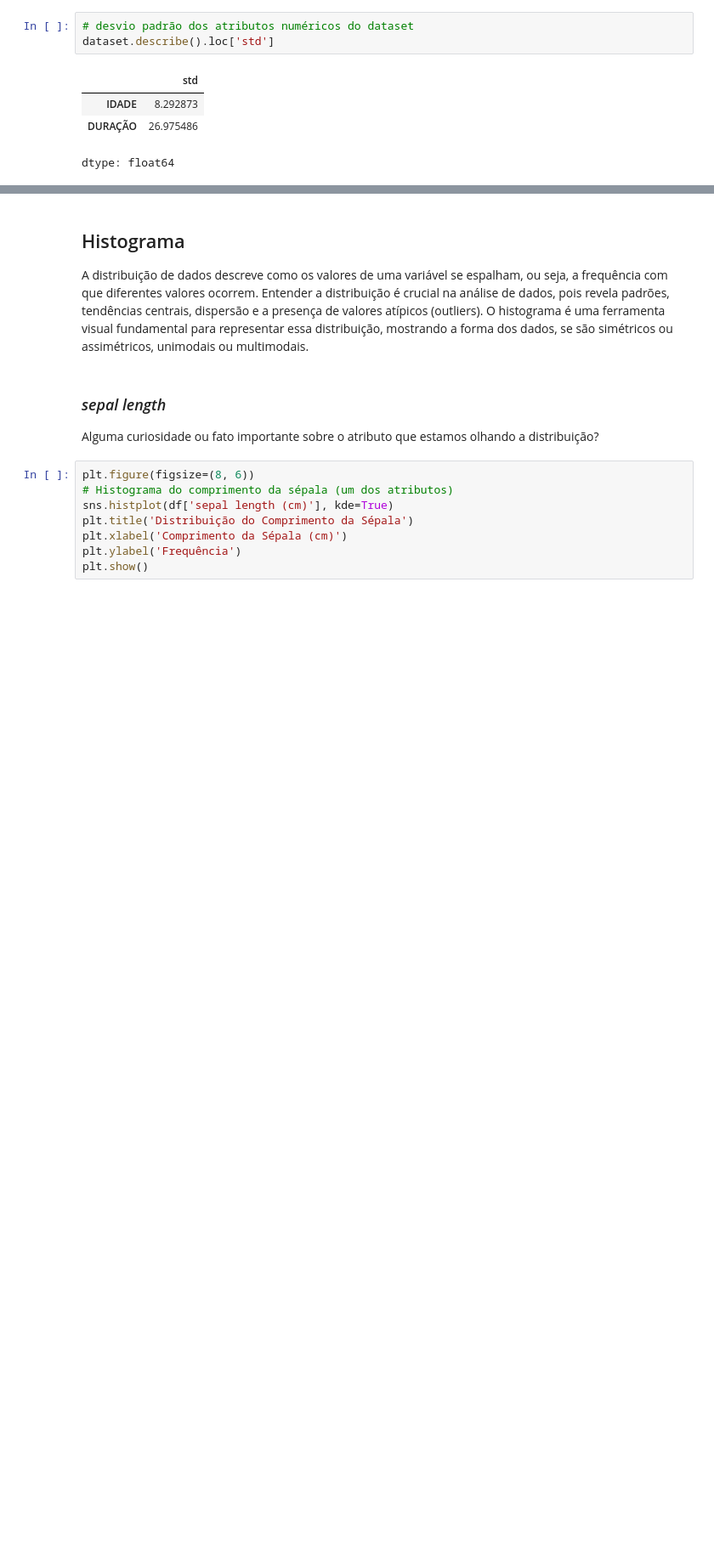
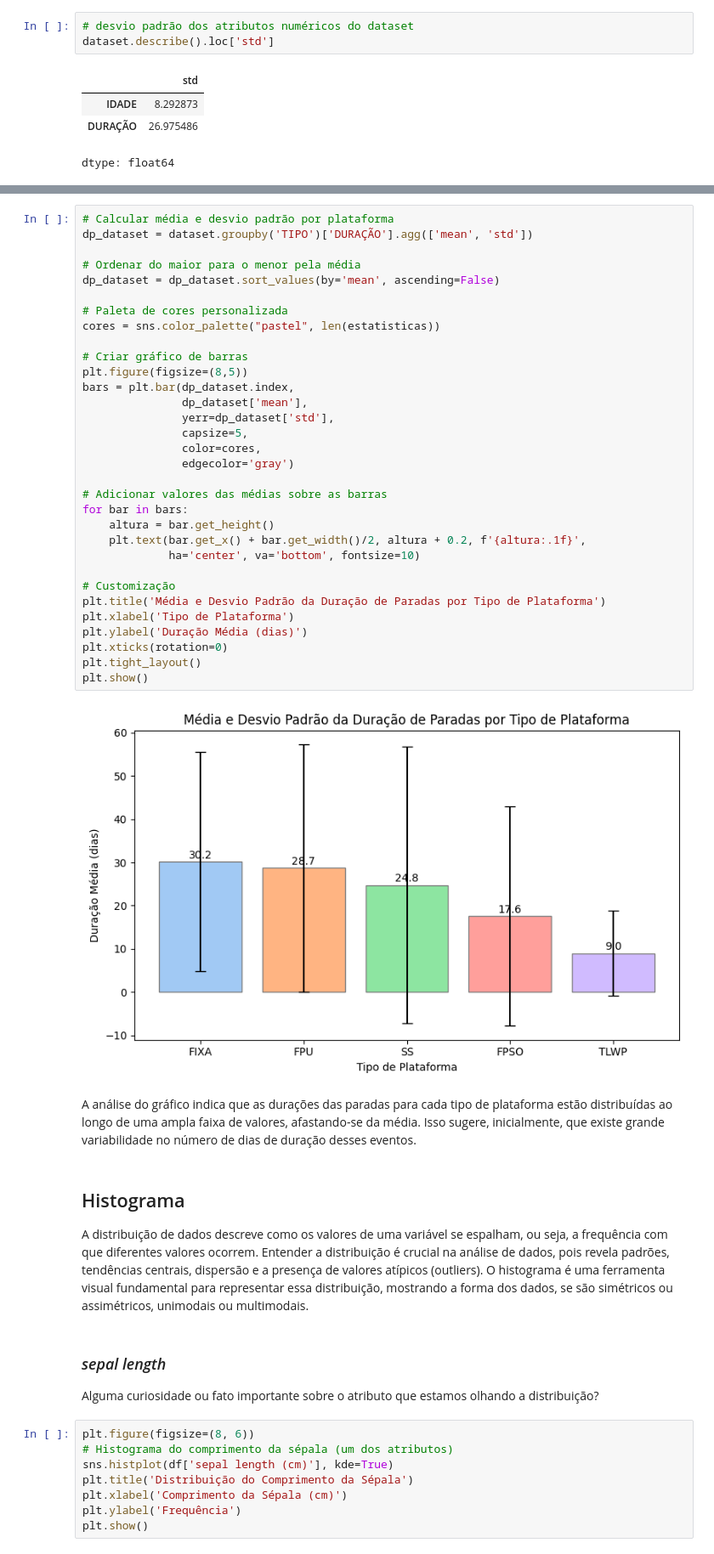
Before and after one commit to LAOLIVEIRA1972/PUC_MVP_AnaliseDados, a Jupyter notebook: mvp_Analise_Dados.ipynb, the cells around one changed output, grey strips where cells are left out. Shown at 85% size. Saved outputs shown, nothing was run; the diff lists cells and outputs as text; blank space fills up the shorter version.

```diff
--- a/mvp_Analise_Dados.ipynb
+++ b/mvp_Analise_Dados.ipynb
@@ -272,3 +313,39 @@ dtype: float64
+# %%
+# Calcular média e desvio padrão por plataforma
+dp_dataset = dataset.groupby('TIPO')['DURAÇÃO'].agg(['mean', 'std'])
+
+# Ordenar do maior para o menor pela média
+dp_dataset = dp_dataset.sort_values(by='mean', ascending=False)
+
+# Paleta de cores personalizada
+cores = sns.color_palette("pastel", len(estatisticas))
+
+# Criar gráfico de barras
+plt.figure(figsize=(8,5))
+bars = plt.bar(dp_dataset.index,
+               dp_dataset['mean'],
+               yerr=dp_dataset['std'],
+               capsize=5,
+               color=cores,
+               edgecolor='gray')
+
+# Adicionar valores das médias sobre as barras
+for bar in bars:
+    altura = bar.get_height()
+    plt.text(bar.get_x() + bar.get_width()/2, altura + 0.2, f'{altura:.1f}',
+             ha='center', va='bottom', fontsize=10)
+
+# Customização
+plt.title('Média e Desvio Padrão da Duração de Paradas por Tipo de Plataforma')
+plt.xlabel('Tipo de Plataforma')
+plt.ylabel('Duração Média (dias)')
+plt.xticks(rotation=0)
+plt.tight_layout()
+plt.show()
+# %% [output]
+[figure, added]
+# %% [markdown]
+A análise do gráfico indica que as durações das paradas para cada tipo de plataforma estão distribuídas ao longo de uma ampla faixa de valores, afastando-se da média. Isso sugere, inicialmente, que existe grande variabilidade no número de dias de duração desses eventos.
 # %% [markdown]
 ## Histograma
 
```
Also changed, not shown: parts of 7 cells of this notebook.
